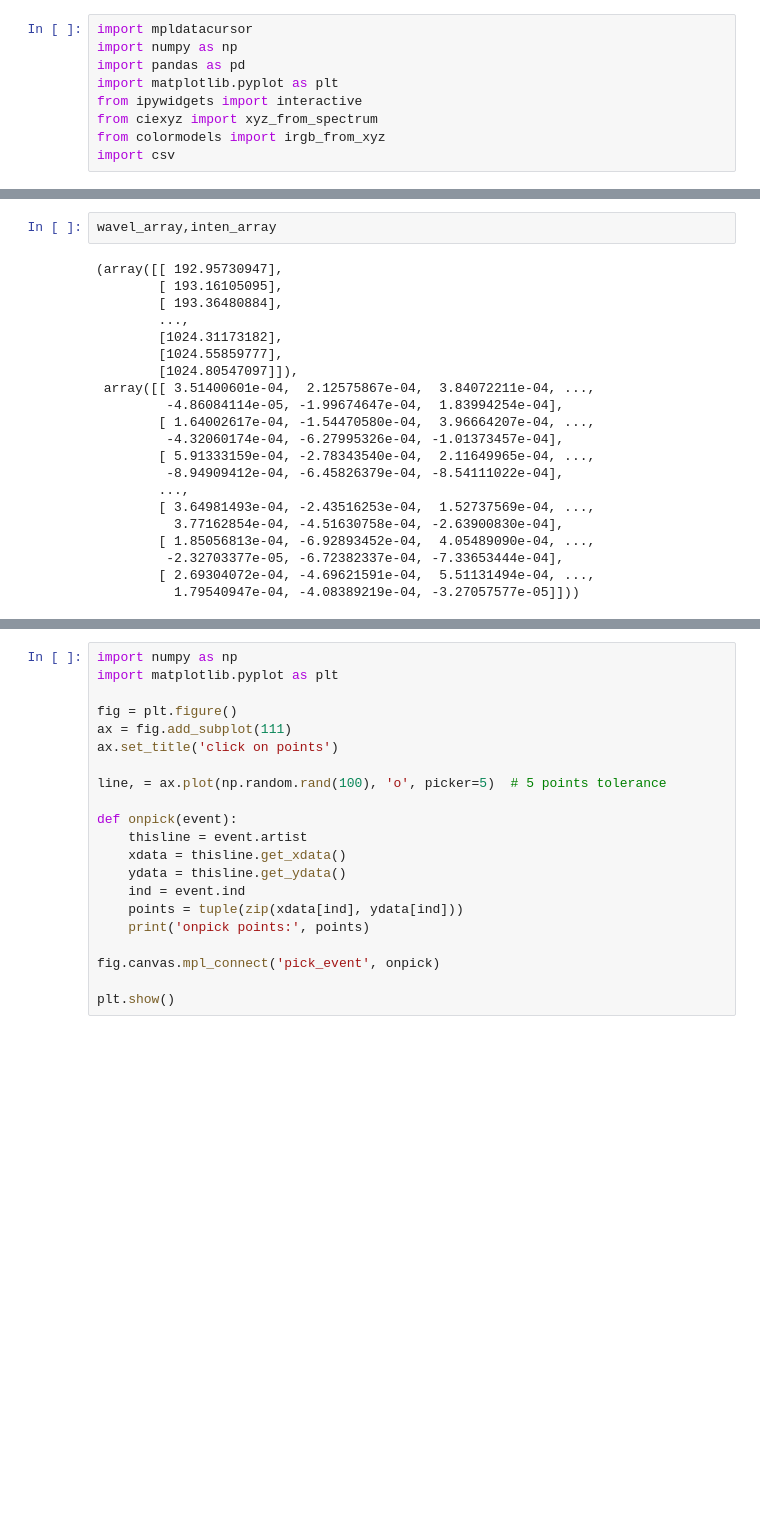
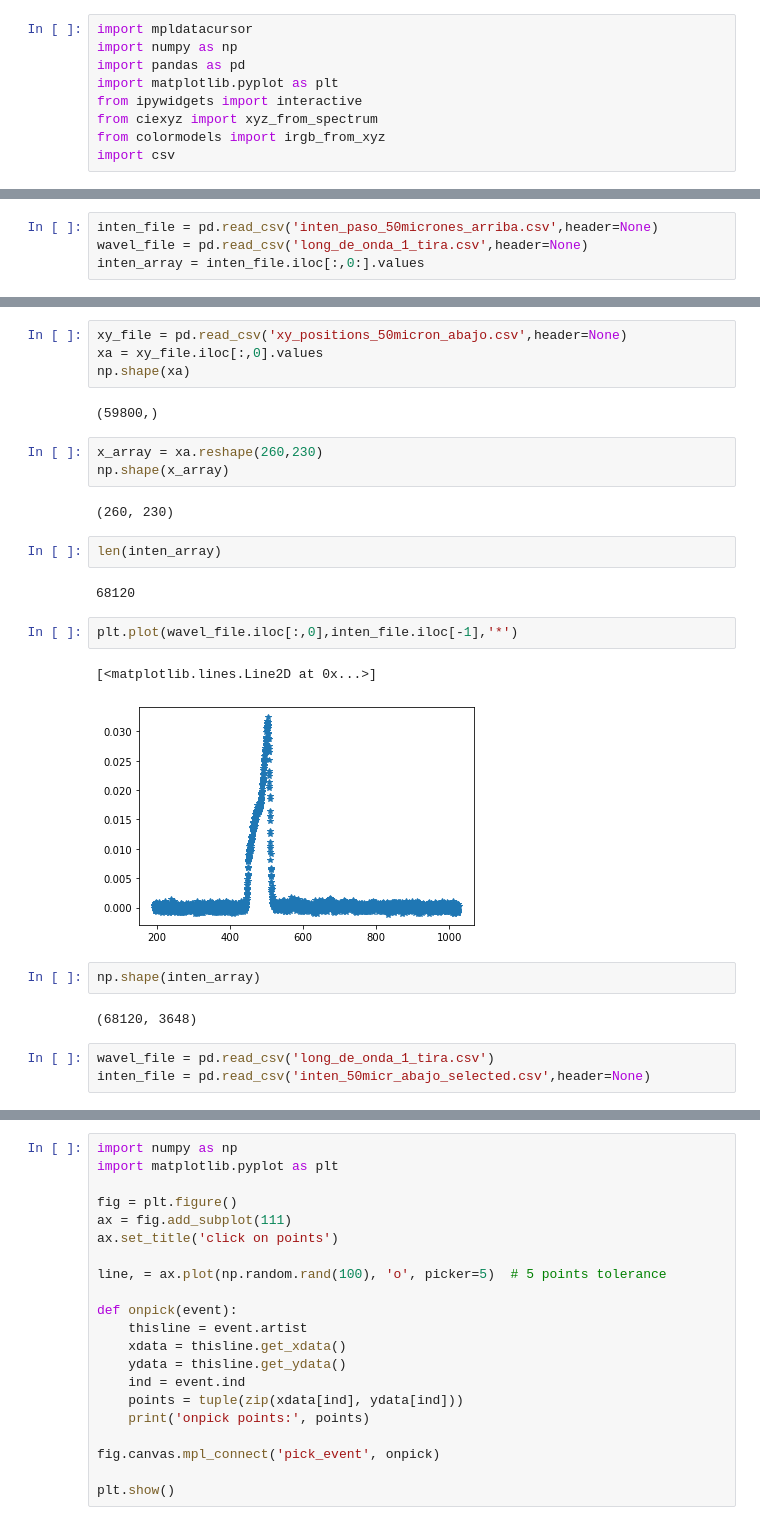
Before and after one commit to jrr1984/Prototipo0_S-D_SpectralGUI, a Jupyter notebook: spectral_gui/testing_line_profiler.ipynb, the cells around one changed output, grey strips where cells are left out. Cells and saved outputs as stored; diff of their text form; blank space fills up the shorter version.

```diff
--- a/spectral_gui/testing_line_profiler.ipynb
+++ b/spectral_gui/testing_line_profiler.ipynb
@@ -14,0 +18,4 @@ inten_array = inten_file.iloc[:,0:].values
+# %%
+inten_file = pd.read_csv('inten_paso_50micrones_arriba.csv',header=None)
+wavel_file = pd.read_csv('long_de_onda_1_tira.csv',header=None)
+inten_array = inten_file.iloc[:,0:].values
@@ -15,23 +30,27 @@ inten_array = inten_file.iloc[:,0:].values
+# %%
+xy_file = pd.read_csv('xy_positions_50micron_abajo.csv',header=None)
+xa = xy_file.iloc[:,0].values
+np.shape(xa)
+# %% [output]
+(59800,)
+# %%
+x_array = xa.reshape(260,230)
+np.shape(x_array)
+# %% [output]
+(260, 230)
 # %%
-wavel_array,inten_array
+len(inten_array)
 # %% [output]
-(array([[ 192.95730947],
-        [ 193.16105095],
-        [ 193.36480884],
-        ...,
-        [1024.31173182],
-        [1024.55859777],
-        [1024.80547097]]),
- array([[ 3.51400601e-04,  2.12575867e-04,  3.84072211e-04, ...,
-         -4.86084114e-05, -1.99674647e-04,  1.83994254e-04],
-        [ 1.64002617e-04, -1.54470580e-04,  3.96664207e-04, ...,
-         -4.32060174e-04, -6.27995326e-04, -1.01373457e-04],
-        [ 5.91333159e-04, -2.78343540e-04,  2.11649965e-04, ...,
-         -8.94909412e-04, -6.45826379e-04, -8.54111022e-04],
-        ...,
-        [ 3.64981493e-04, -2.43516253e-04,  1.52737569e-04, ...,
-          3.77162854e-04, -4.51630758e-04, -2.63900830e-04],
-        [ 1.85056813e-04, -6.92893452e-04,  4.05489090e-04, ...,
-         -2.32703377e-05, -6.72382337e-04, -7.33653444e-04],
-        [ 2.69304072e-04, -4.69621591e-04,  5.51131494e-04, ...,
-          1.79540947e-04, -4.08389219e-04, -3.27057577e-05]]))
+68120
+# %%
+plt.plot(wavel_file.iloc[:,0],inten_file.iloc[-1],'*')
+# %% [output]
+[<matplotlib.lines.Line2D at 0x...>]
+[figure, added]
+# %%
+np.shape(inten_array)
+# %% [output]
+(68120, 3648)
+# %%
+wavel_file = pd.read_csv('long_de_onda_1_tira.csv')
+inten_file = pd.read_csv('inten_50micr_abajo_selected.csv',header=None)
```
Also changed, not shown: parts of 20 cells of this notebook, 6 other files.
